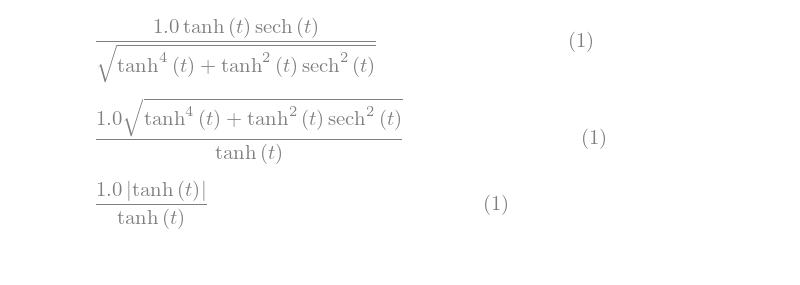
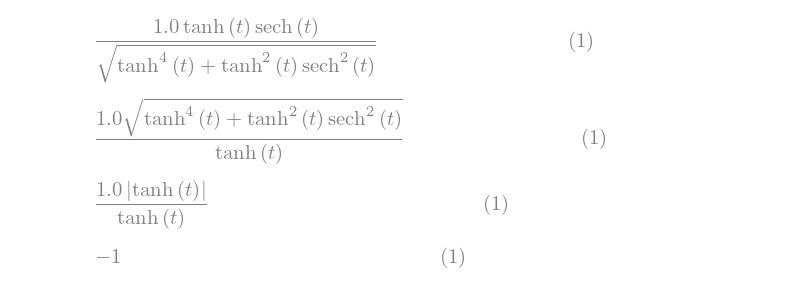
Before and after one commit to intuitionofmind/Visual-Differential-Geometry-and-Forms, a Jupyter notebook: python_notebooks/chap5.ipynb, the cells around one changed output. Cells and saved outputs as stored; diff of their text form; code cells hidden in the pictures; blank space fills up the shorter version.

```diff
--- a/python_notebooks/chap5.ipynb
+++ b/python_notebooks/chap5.ipynb
@@ -120,3 +120,13 @@ display(simplify(d))
 [figure]
 [figure]
 [figure]
+# %%
+# 习题16 (iii)
+t = sp.Symbol('t', real=True)
+
+A, B = sp.tanh(t), sp.sech(t)
+K =  -1 / (A*B) * (sp.diff(sp.diff(B, t) / A, t))
+
+display(K)
+# %% [output]
+[figure, added]
```
Also changed, not shown: parts of 2 cells of this notebook.
